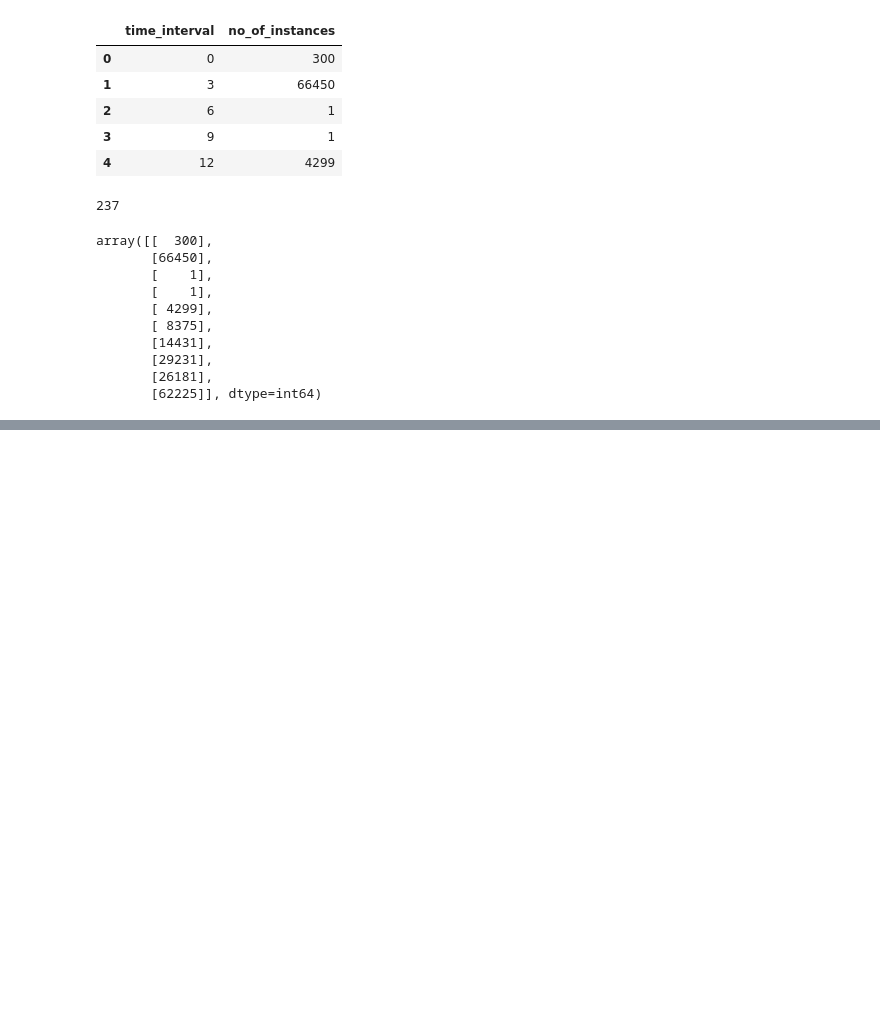
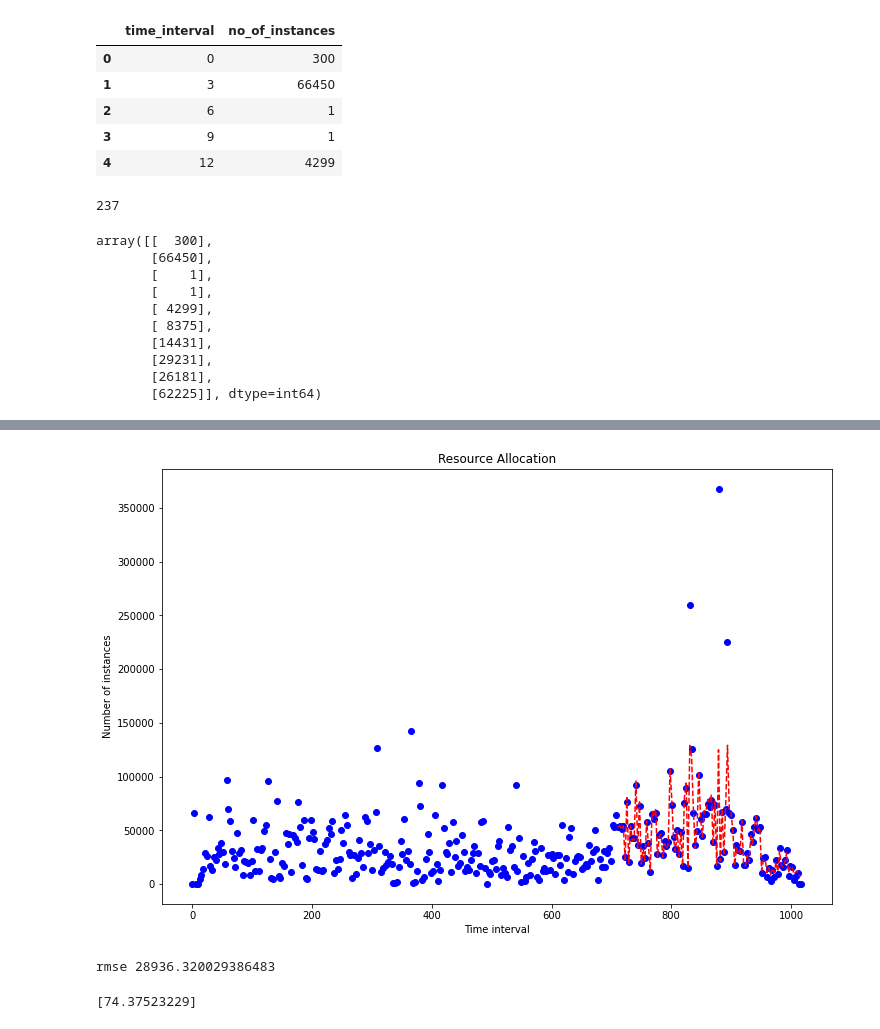
Before and after one commit to jalpa015/RL_Resource_Allocation, a Jupyter notebook: RL using LSTM.ipynb, the cells around one changed output, grey strips where cells are left out. Cells and saved outputs as stored; diff of their text form; code cells hidden in the pictures; blank space fills up the shorter version.

```diff
--- a/RL using LSTM.ipynb
+++ b/RL using LSTM.ipynb
@@ -120,0 +144,29 @@ predicted_job = sc.inverse_transform(predicted_job)
+# %%
+fig=plt.figure(figsize=(12,8))
+plt.title('Resource Allocation')
+plt.xlabel('Time interval')
+plt.ylabel('Number of instances')
+plt.plot(test_set.time_interval,predicted_job,color='red', linestyle='dashed')
+plt.scatter(df.time_interval,df.no_of_instances,color='blue')
+
+plt.show()
+# %% [output]
+[figure, added]
+# %%
+import math
+from sklearn.metrics import mean_squared_error
+rmse = math.sqrt(mean_squared_error(real_value, predicted_job))
+print('rmse',rmse)
+# %% [output]
+rmse 28936.320029386483
+# %%
+for i in range(len(real_value)):
+    obs=real_value[i]
+    yhat=predicted_job[i]
+    APE=abs((yhat-obs)/obs)
+    sumAPE=0
+    sumAPE=sumAPE+APE
+MAPE=(sumAPE/(len(real_value)))
+print(MAPE)
+# %% [output]
+[74.37523229]
```
Also changed, not shown: parts of 6 cells of this notebook, 5 other files.
